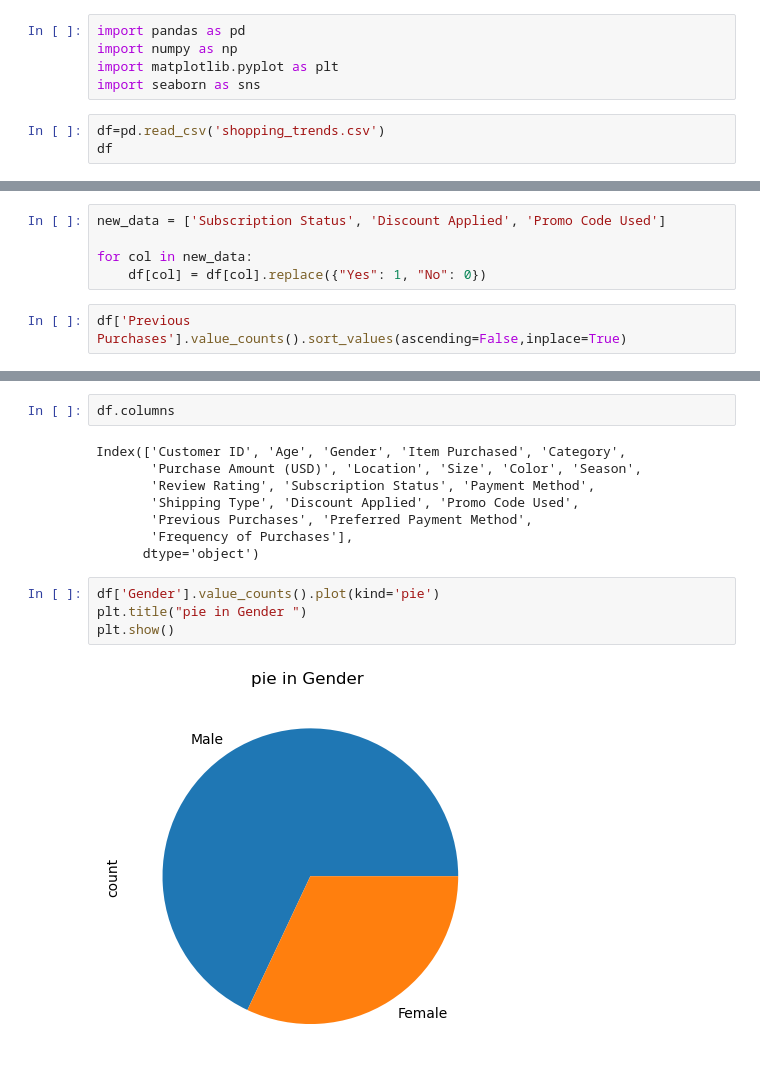
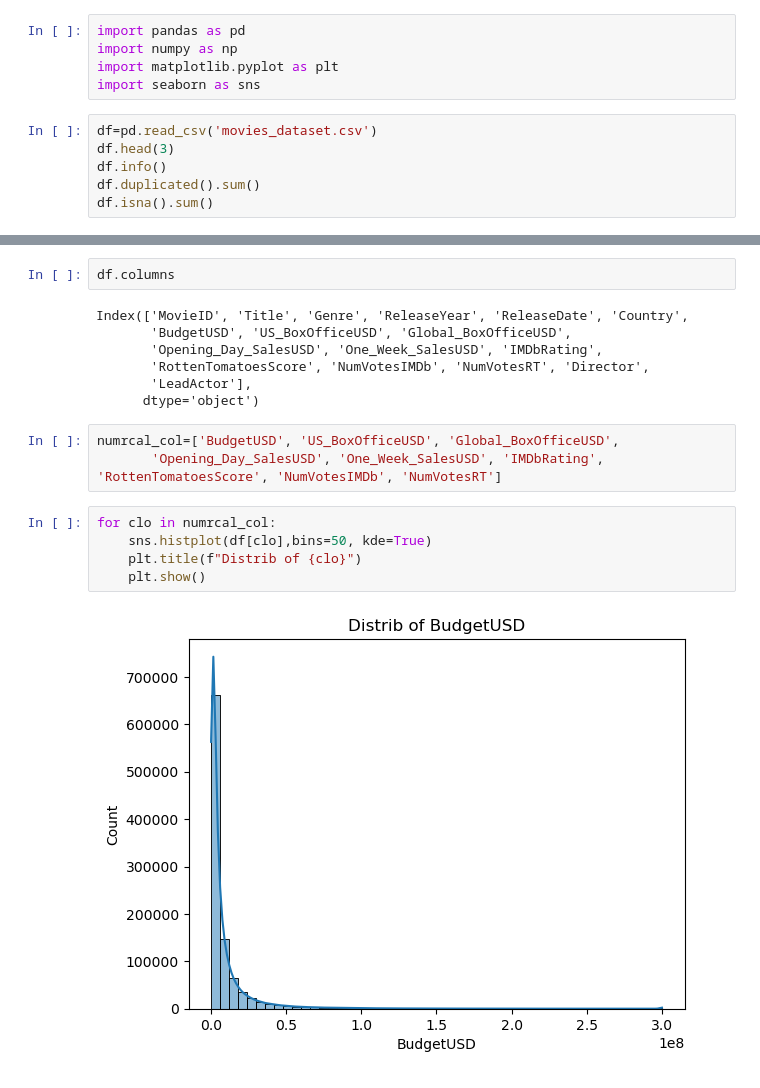
Before and after one commit to harhash891/mohamed-saed-mohamed-hasan-ahmed, a Jupyter notebook: n1.ipynb, the cells around one changed output, grey strips where cells are left out. Cells and saved outputs as stored; diff of their text form.

```diff
--- a/n1.ipynb
+++ b/n1.ipynb
@@ -4,6 +4,9 @@ import numpy as np
 import matplotlib.pyplot as plt
 import seaborn as sns
 # %%
-df=pd.read_csv('shopping_trends.csv')
-df
+df=pd.read_csv('movies_dataset.csv')
+df.head(3)
+df.info()
+df.duplicated().sum()
+df.isna().sum()
 # %% [output]
@@ -25,7 +47,0 @@ new_data= ['Subscription Status','Discount Applied','Promo Code Used']
-# %%
-new_data = ['Subscription Status', 'Discount Applied', 'Promo Code Used']
-
-for col in new_data:
-    df[col] = df[col].replace({"Yes": 1, "No": 0})
-# %%
-df['Previous Purchases'].value_counts().sort_values(ascending=False,inplace=True)
@@ -50,16 +63,19 @@ plt.show()
 # %%
 df.columns
 # %% [output]
-Index(['Customer ID', 'Age', 'Gender', 'Item Purchased', 'Category',
-       'Purchase Amount (USD)', 'Location', 'Size', 'Color', 'Season',
-       'Review Rating', 'Subscription Status', 'Payment Method',
-       'Shipping Type', 'Discount Applied', 'Promo Code Used',
-       'Previous Purchases', 'Preferred Payment Method',
-       'Frequency of Purchases'],
+Index(['MovieID', 'Title', 'Genre', 'ReleaseYear', 'ReleaseDate', 'Country',
+       'BudgetUSD', 'US_BoxOfficeUSD', 'Global_BoxOfficeUSD',
+       'Opening_Day_SalesUSD', 'One_Week_SalesUSD', 'IMDbRating',
+       'RottenTomatoesScore', 'NumVotesIMDb', 'NumVotesRT', 'Director',
+       'LeadActor'],
       dtype='object')
-# %%
-df['Gender'].value_counts().plot(kind='pie')
-plt.title("pie in Gender ")
-plt.show()
-# %% [output]
-[figure, removed]
+# %%
+numrcal_col=['BudgetUSD', 'US_BoxOfficeUSD', 'Global_BoxOfficeUSD',
+       'Opening_Day_SalesUSD', 'One_Week_SalesUSD', 'IMDbRating', 'RottenTomatoesScore', 'NumVotesIMDb', 'NumVotesRT']
+# %%
+for clo in numrcal_col:
+    sns.histplot(df[clo],bins=50, kde=True)
+    plt.title(f"Distrib of {clo}")
+    plt.show()
+# %% [output]
+[figure, added]
```
Also changed, not shown: parts of 45 cells of this notebook.
